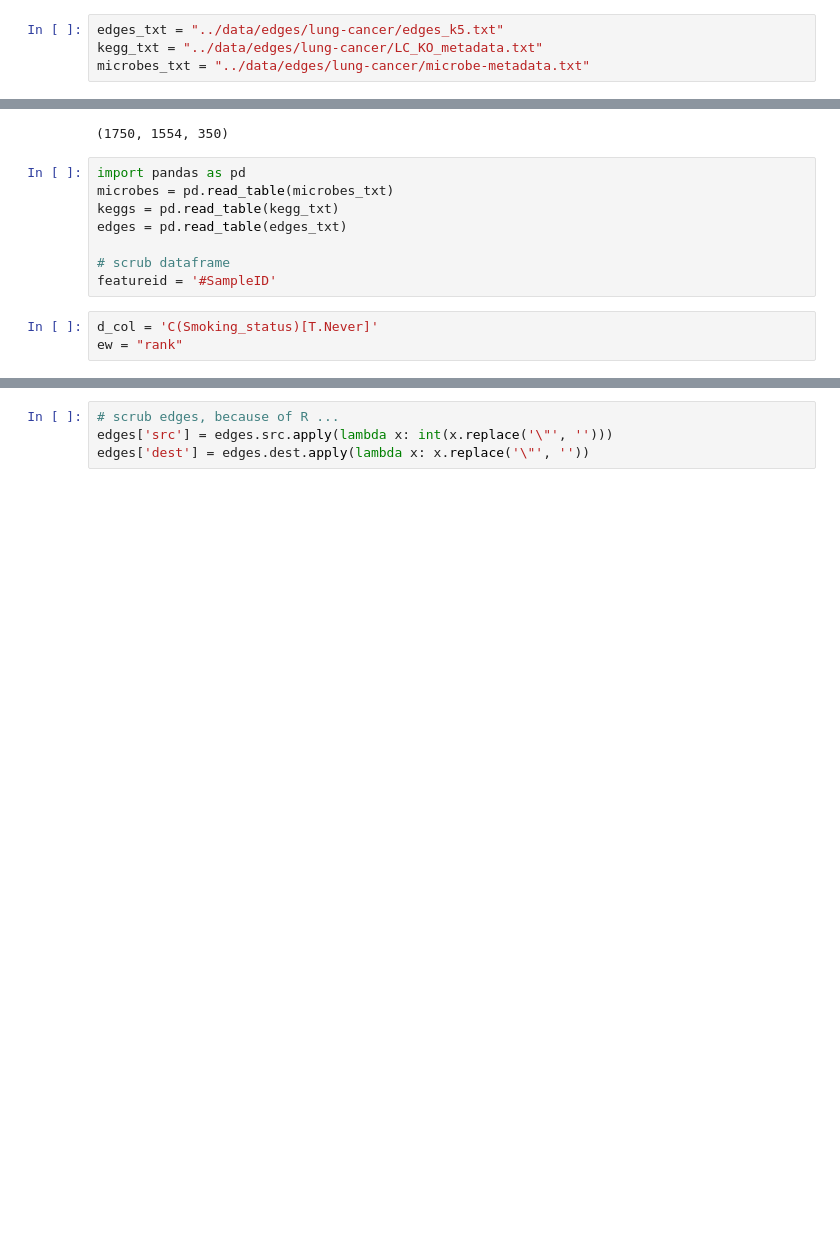
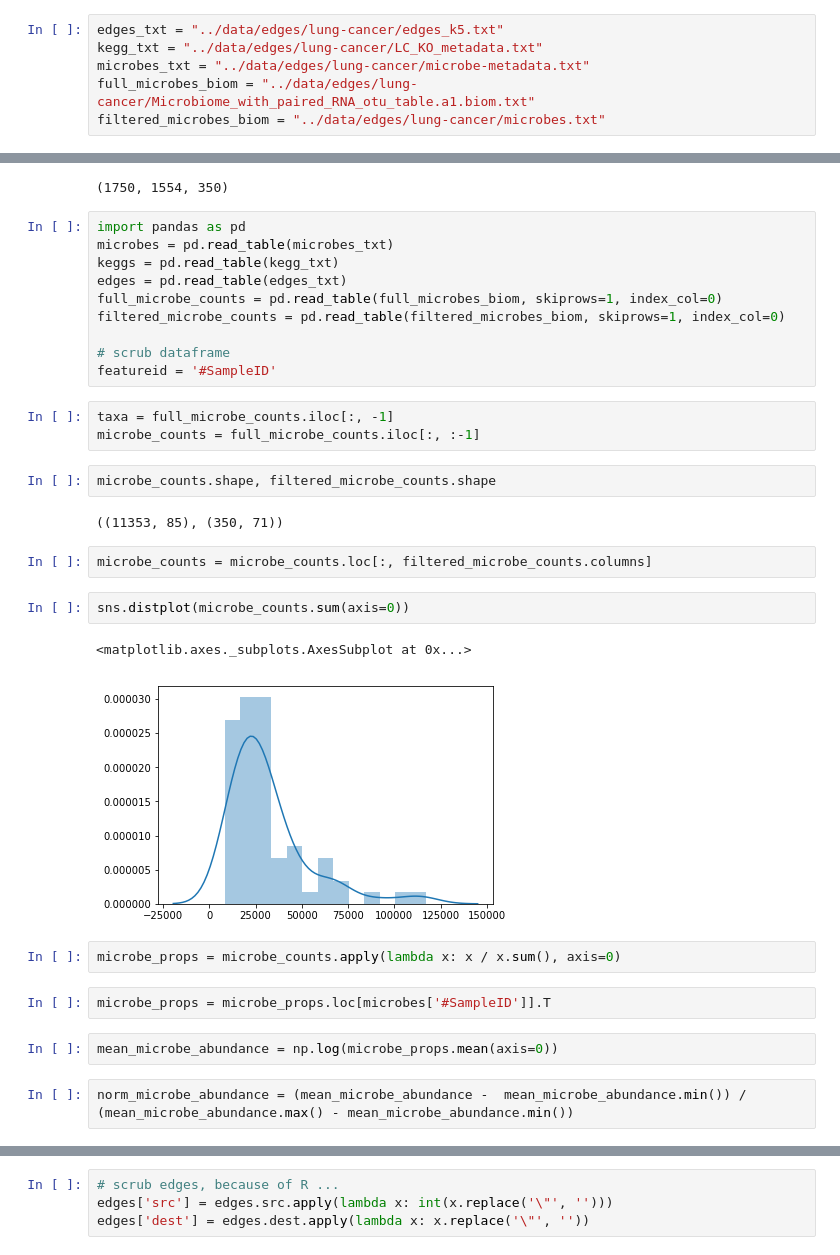
Before and after one commit to mortonjt/lung-cancer-network, a Jupyter notebook: notebooks/microbe-gene-network.ipynb, the cells around one changed output, grey strips where cells are left out. Saved outputs shown, nothing was run; the diff lists cells and outputs as text; blank space fills up the shorter version.

```diff
--- a/notebooks/microbe-gene-network.ipynb
+++ b/notebooks/microbe-gene-network.ipynb
@@ -24,6 +38,8 @@ edges.sh             microbe-metadata.txt
 edges_txt = "../data/edges/lung-cancer/edges_k5.txt"
 kegg_txt = "../data/edges/lung-cancer/LC_KO_metadata.txt"
 microbes_txt = "../data/edges/lung-cancer/microbe-metadata.txt"
+full_microbes_biom = "../data/edges/lung-cancer/Microbiome_with_paired_RNA_otu_table.a1.biom.txt"
+filtered_microbes_biom = "../data/edges/lung-cancer/microbes.txt"
 # %%
 # Read data files into lists of dictionaries
 def split_commas(line):
@@ -51,9 +67,30 @@ import pandas as pd
 microbes = pd.read_table(microbes_txt)
 keggs = pd.read_table(kegg_txt)
 edges = pd.read_table(edges_txt)
+full_microbe_counts = pd.read_table(full_microbes_biom, skiprows=1, index_col=0)
+filtered_microbe_counts = pd.read_table(filtered_microbes_biom, skiprows=1, index_col=0)
 
 # scrub dataframe
 featureid = '#SampleID'
-# %%
-d_col = 'C(Smoking_status)[T.Never]'
-ew = "rank"
+# %%
+taxa = full_microbe_counts.iloc[:, -1]
+microbe_counts = full_microbe_counts.iloc[:, :-1]
+# %%
+microbe_counts.shape, filtered_microbe_counts.shape
+# %% [output]
+((11353, 85), (350, 71))
+# %%
+microbe_counts = microbe_counts.loc[:, filtered_microbe_counts.columns]
+# %%
+sns.distplot(microbe_counts.sum(axis=0))
+# %% [output]
+<matplotlib.axes._subplots.AxesSubplot at 0x...>
+[figure, added]
+# %%
+microbe_props = microbe_counts.apply(lambda x: x / x.sum(), axis=0)
+# %%
+microbe_props = microbe_props.loc[microbes['#SampleID']].T
+# %%
+mean_microbe_abundance = np.log(microbe_props.mean(axis=0))
+# %%
+norm_microbe_abundance = (mean_microbe_abundance -  mean_microbe_abundance.min()) / (mean_microbe_abundance.max() - mean_microbe_abundance.min())
```
Also changed, not shown: parts of 26 cells of this notebook, 5 other files.
